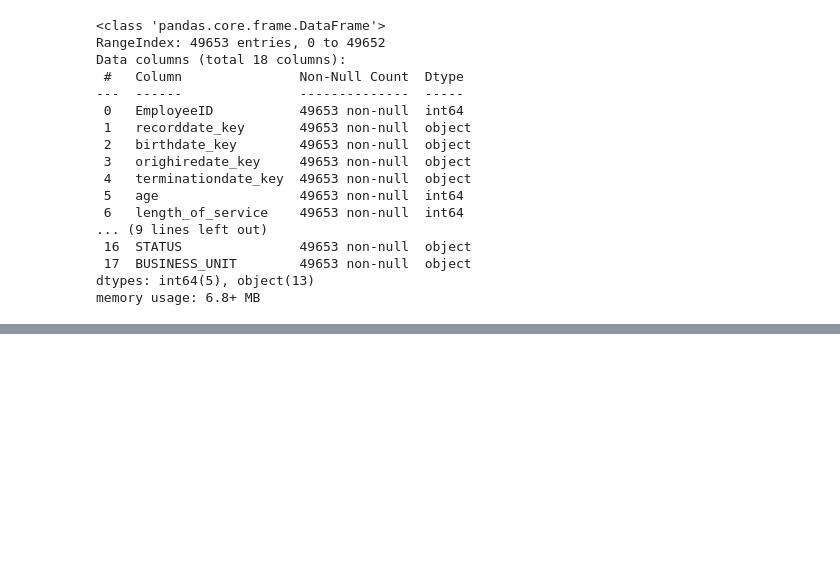
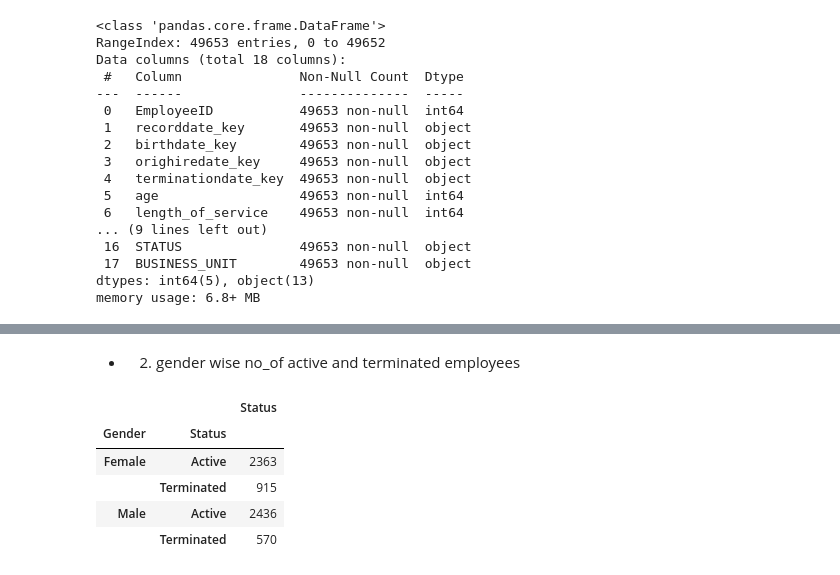
Before and after one commit to Aakashdoraisamy/python-data-science, a Jupyter notebook: Python_Libraries/pandas/attrition/attrition.ipynb, the cells around one changed output, grey strips where cells are left out. Drawn from its saved outputs; the diff is of its cells as text; code cells hidden in the pictures; blank space fills up the shorter version.

```diff
--- a/Python_Libraries/pandas/attrition/attrition.ipynb
+++ b/Python_Libraries/pandas/attrition/attrition.ipynb
@@ -76,4 +207 @@ Index(['EmployeeID', 'recorddate_key', 'birthdate_key', 'orighiredate_key',
       dtype='object')
-# %%
-for col in df.columns[[1,2,3,4]]:
-    df[col]=pd.to_datetime(df[col])
@@ -134,2 +207,0 @@ Index(['EmployeeID', 'recorddate_key', 'birthdate_key', 'orighiredate_key',
-# %%
-df.columns=['Eid','Record Date','DOB','Hire Date','Term Date','Age','Experience','City','Dname','Job','Gender','Term Reason','Term Type','Status Year','Status','Business Unit']
@@ -596,0 +208,5 @@ df['Job']=df['Job'].replace({'CHief Information Officer':'Chief Information Offi
+# %%
+l=['Status Year','Gender','Age', 'Experience','City',
+   'Dname','Job', 'Business Unit','Hire Date', 'Term Date',
+   'Term Reason','Term Type','Status']
+df=df[l]
@@ -596,0 +285,11 @@ df['Job']=df['Job'].replace({'CHief Information Officer':'Chief Information Offi
+# %% [markdown]
+* 2. gender wise no_of active and terminated employees
+# %%
+df.groupby(['Gender','Status']).agg({'Status':'count'})
+# %% [output]
+|  |  | Status |
+| Gender | Status |  |
+| Female | Active | 2363 |
+|  | Terminated | 915 |
+| Male | Active | 2436 |
+|  | Terminated | 570 |
```
Also changed, not shown: parts of 87 cells of this notebook.
